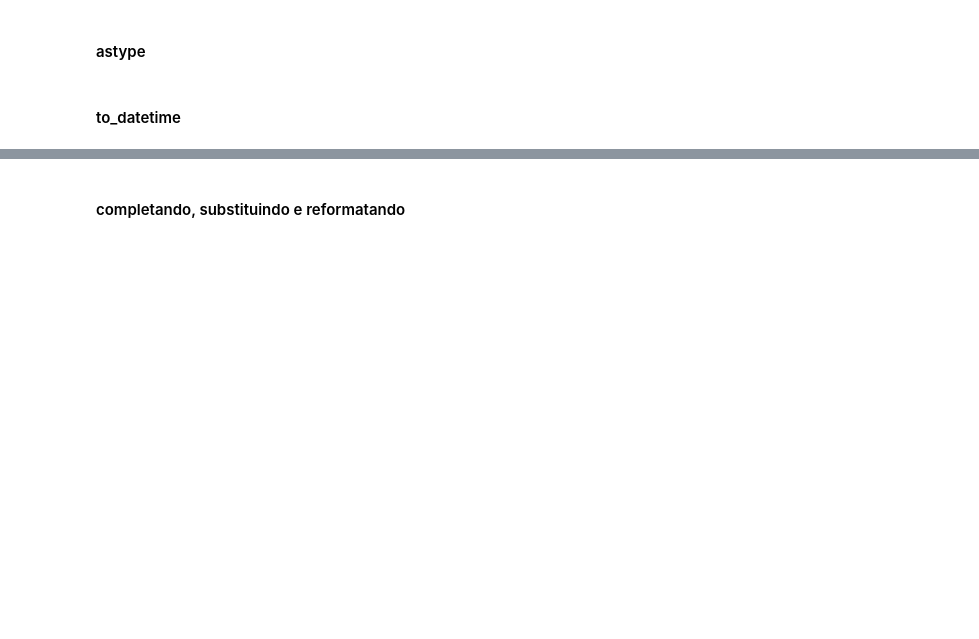
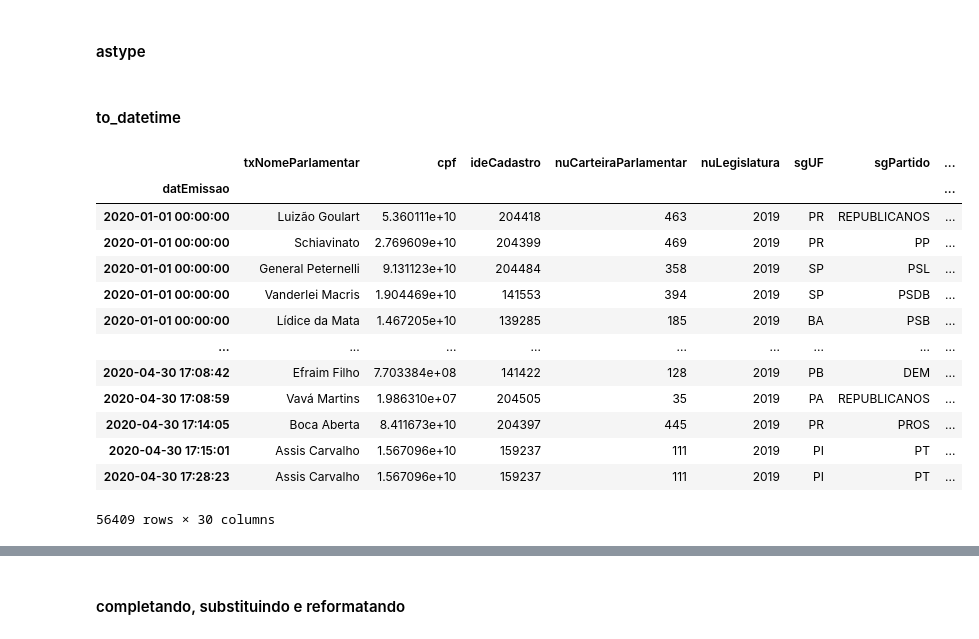
Before and after one commit to escola-de-dados/python-inovacao-civica, a Jupyter notebook: modulo_2/modulo-2.ipynb, the cells around one changed output, grey strips where cells are left out. Saved outputs shown, nothing was run; the diff lists cells and outputs as text; code cells hidden in the pictures; blank space fills up the shorter version.

```diff
--- a/modulo_2/modulo-2.ipynb
+++ b/modulo_2/modulo-2.ipynb
@@ -205,6 +259,22 @@ df_reimbursements_2020["ideCadastro"] = df_reimbursements_2020["ideCadastro"].as
 # %% [markdown]
 #### to_datetime
 # %%
-df_reimbursements_2020["datEmissao"] = pd.to_datetime(df_reimbursements_2020.datEmissao, format='%Y-%m-%d')
-
-df_reimbursements_2020.set_index("datEmissao").sort_index()["2020-01-01":"2020-04-30"]
+df_reimbursements_2020["datEmissao"] = pd.to_datetime(
+    df_reimbursements_2020.datEmissao,
+    format='%Y-%m-%d'
+)
+# %% [output]
+|  | txNomeParlamentar | cpf | ideCadastro | nuCarteiraParlamentar | nuLegislatura | sgUF | sgPartido | ... |
+| datEmissao |  |  |  |  |  |  |  | ... |
+| 2020-01-01 00:00:00 | Luizão Goulart | 5.360111e+10 | 204418 | 463 | 2019 | PR | REPUBLICANOS | ... |
+| 2020-01-01 00:00:00 | Schiavinato | 2.769609e+10 | 204399 | 469 | 2019 | PR | PP | ... |
+| 2020-01-01 00:00:00 | General Peternelli | 9.131123e+10 | 204484 | 358 | 2019 | SP | PSL | ... |
+| 2020-01-01 00:00:00 | Vanderlei Macris | 1.904469e+10 | 141553 | 394 | 2019 | SP | PSDB | ... |
+| 2020-01-01 00:00:00 | Lídice da Mata | 1.467205e+10 | 139285 | 185 | 2019 | BA | PSB | ... |
+| ... | ... | ... | ... | ... | ... | ... | ... | ... |
+| 2020-04-30 17:08:42 | Efraim Filho | 7.703384e+08 | 141422 | 128 | 2019 | PB | DEM | ... |
+| 2020-04-30 17:08:59 | Vavá Martins | 1.986310e+07 | 204505 | 35 | 2019 | PA | REPUBLICANOS | ... |
+| 2020-04-30 17:14:05 | Boca Aberta | 8.411673e+10 | 204397 | 445 | 2019 | PR | PROS | ... |
+| 2020-04-30 17:15:01 | Assis Carvalho | 1.567096e+10 | 159237 | 111 | 2019 | PI | PT | ... |
+| 2020-04-30 17:28:23 | Assis Carvalho | 1.567096e+10 | 159237 | 111 | 2019 | PI | PT | ... |
+56409 rows × 30 columns
```
Also changed, not shown: parts of 26 cells of this notebook, 1 other file.
